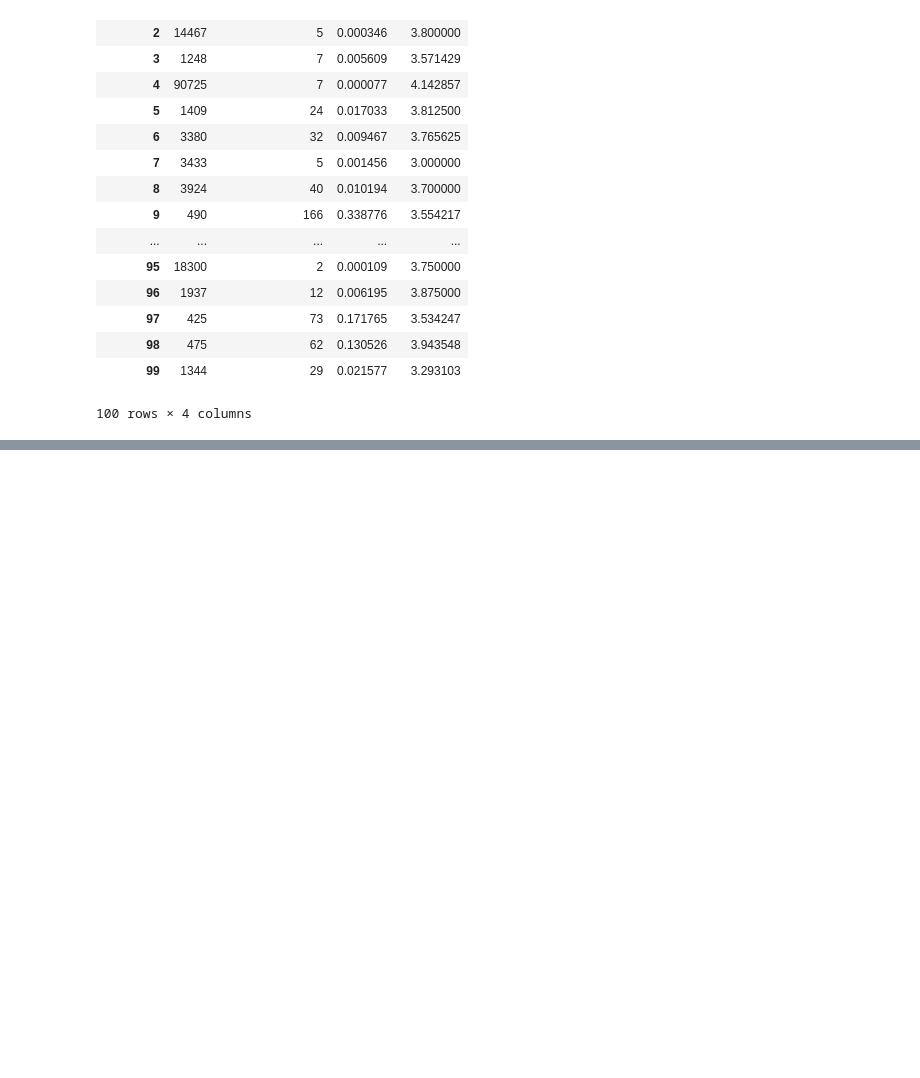
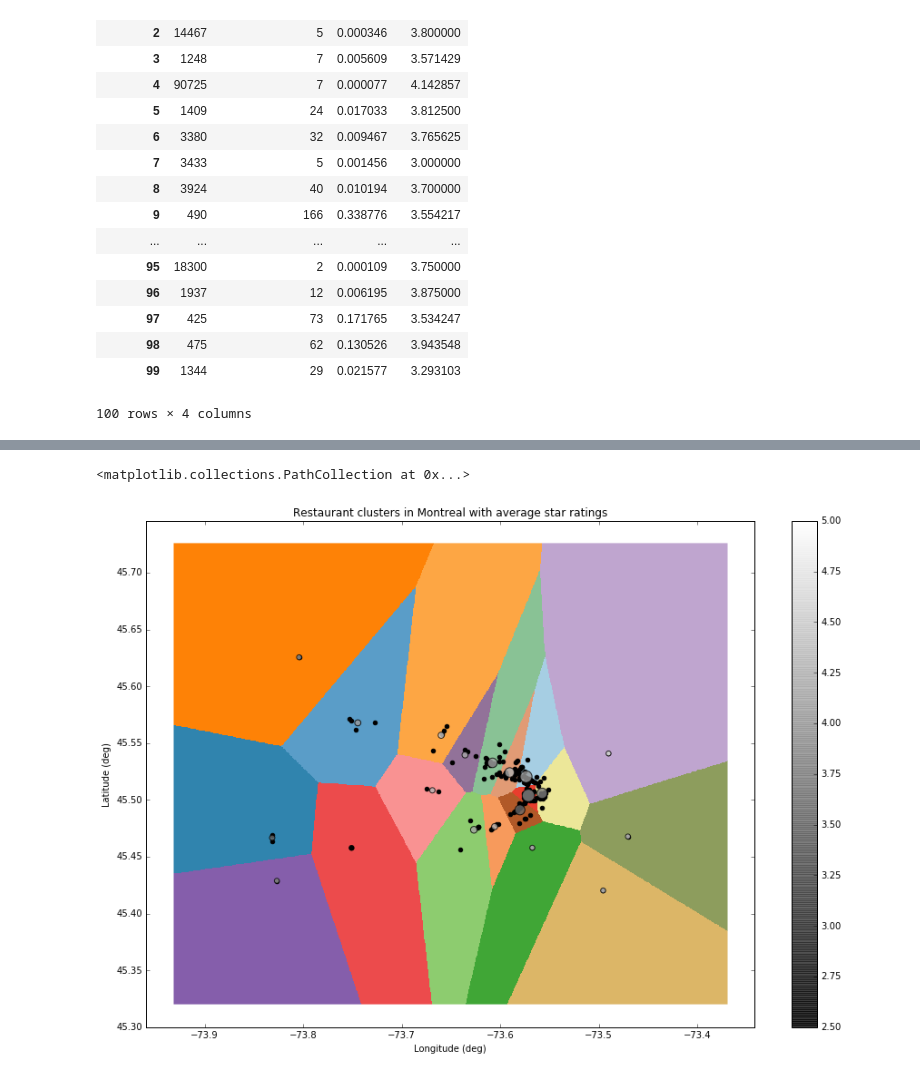
Before and after one commit to plazar/yackathon2016, a Jupyter notebook: BusinessClustering.ipynb, the cells around one changed output, grey strips where cells are left out. Saved outputs shown, nothing was run; the diff lists cells and outputs as text; code cells hidden in the pictures; blank space fills up the shorter version.

```diff
--- a/BusinessClustering.ipynb
+++ b/BusinessClustering.ipynb
@@ -232,7 +232,7 @@ df_restaurants = pd.concat(dfs)
 del dfs
 
 # Set index name to "business_id"
-df.index.name = 'business_id'
+#df_restaurants.index.name = 'business_id'
 # %%
 df_restaurants.head()
 # %% [output]
@@ -513,0 +545,2 @@ cbar.set_label("Stars")
+# %%
+df = df_cafes
@@ -513,0 +577,5 @@ cbar.set_label("Stars")
+# %%
+df["ClustNum"] = geoclusters.labels_
+groups = df.groupby(by="ClustNum")
+cluster_ratings = groups.stars.mean()
+cluster_ratings
@@ -513,0 +600,30 @@ cbar.set_label("Stars")
+# %%
+# Put the result into a color plot
+Z = Z.reshape(xx.shape)
+plt.figure(1, figsize=(15,10))
+plt.clf()
+plt.imshow(Z, interpolation='nearest',
+           extent=(xx.min(), xx.max(), yy.min(), yy.max()),
+           cmap=plt.cm.Paired,
+           aspect='auto', origin='lower')
+plt.scatter(cluster_centers.transpose()[0], cluster_centers.transpose()[1],
+            s=(np.array(cluster_sizes)+5)*5, # scale points by num members in a cluster
+            c=cluster_ratings, cmap='gray',
+            #edgecolor='none',
+            alpha=0.8,
+            zorder=2
+           )
+plt.xlabel("Longitude (deg)")
+plt.ylabel("Latitude (deg)")
+plt.colorbar()
+plt.title("Restaurant clusters in Montreal with average star ratings")
+
+# Plot cluster labels (numbers) at centroid positions
+#for cluster in cluster_labels:
+#    plt.text(cluster_centers[cluster][0], cluster_centers[cluster][1], cluster)
+
+# Add all cafes as points
+plt.scatter(df['longitude'], df['latitude'], zorder=1, color='black')
+# %% [output]
+<matplotlib.collections.PathCollection at 0x...>
+[figure, added]
```
Also changed, not shown: parts of 25 cells of this notebook, 1 other file.
